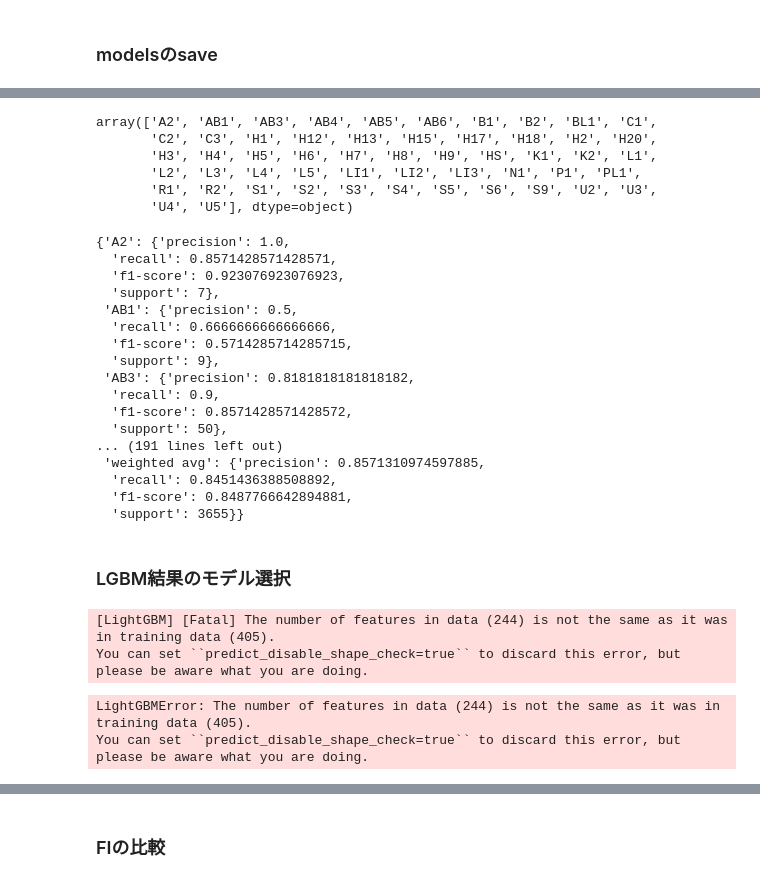
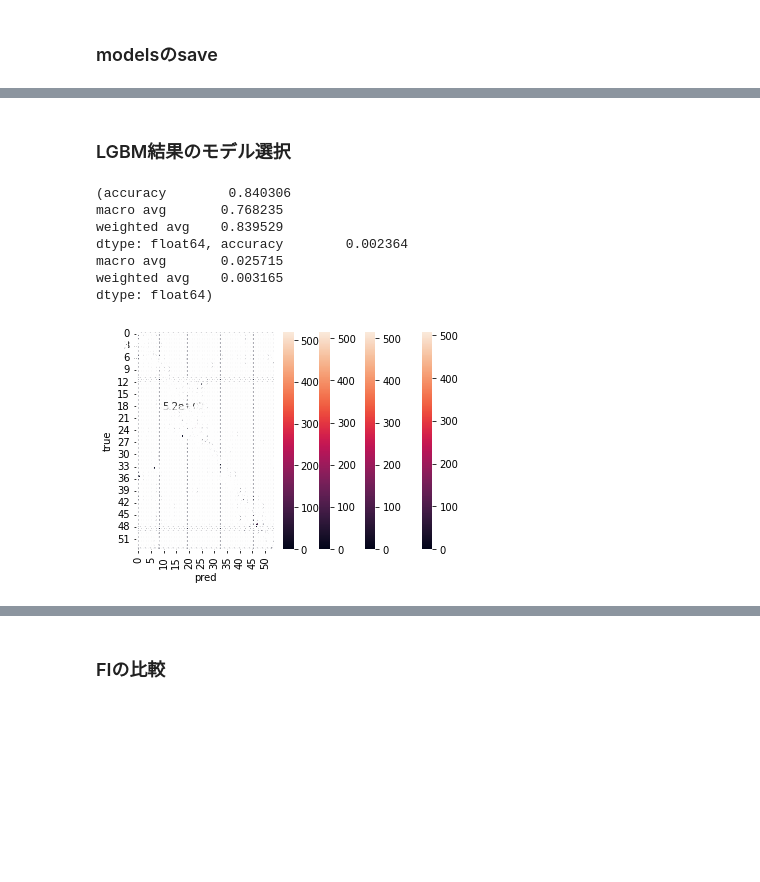
Before and after one commit to mecab-g/MRI, a Jupyter notebook: プロトコール予測/3.3recomendation_comp.ipynb, the cells around one changed output, grey strips where cells are left out. Cells and saved outputs as stored; diff of their text form; code cells hidden in the pictures; blank space fills up the shorter version.

```diff
--- a/プロトコール予測/3.3recomendation_comp.ipynb
+++ b/プロトコール予測/3.3recomendation_comp.ipynb
@@ -331,30 +346,0 @@ array([ 0, 20, 20, ..., 12,  6,  2])
-# %%
-labels
-# %% [output]
-array(['A2', 'AB1', 'AB3', 'AB4', 'AB5', 'AB6', 'B1', 'B2', 'BL1', 'C1',
-       'C2', 'C3', 'H1', 'H12', 'H13', 'H15', 'H17', 'H18', 'H2', 'H20',
-       'H3', 'H4', 'H5', 'H6', 'H7', 'H8', 'H9', 'HS', 'K1', 'K2', 'L1',
-       'L2', 'L3', 'L4', 'L5', 'LI1', 'LI2', 'LI3', 'N1', 'P1', 'PL1',
-       'R1', 'R2', 'S1', 'S2', 'S3', 'S4', 'S5', 'S6', 'S9', 'U2', 'U3',
-       'U4', 'U5'], dtype=object)
-# %%
-dfc = classification_report(y_pred_max, y_test, output_dict=True, target_names=labels)
-dfc
-# %% [output]
-{'A2': {'precision': 1.0,
-  'recall': 0.8571428571428571,
-  'f1-score': 0.923076923076923,
-  'support': 7},
- 'AB1': {'precision': 0.5,
-  'recall': 0.6666666666666666,
-  'f1-score': 0.5714285714285715,
-  'support': 9},
- 'AB3': {'precision': 0.8181818181818182,
-  'recall': 0.9,
-  'f1-score': 0.8571428571428572,
-  'support': 50},
-... (191 lines left out)
- 'weighted avg': {'precision': 0.8571310974597885,
-  'recall': 0.8451436388508892,
-  'f1-score': 0.8487766642894881,
-  'support': 3655}}
@@ -361,24 +349,29 @@ dfc
 # %% [markdown]
 ### LGBM結果のモデル選択
-# %%
-#fasttext LGBM
-with open ('../PICKLES/ftLGBMmodel.pkl', 'rb') as f:
-    ft_LGBM_models = pickle.load(f)
-
-ft_LGBM_results, ft_LGBM_reports = model_evaluation(ft_LGBM_models, X_test, y_test, labels, method='LGBM')
-with open ('../PICKLES/ft_LGBM_results.pkl', 'wb') as f:
-    pickle.dump(ft_LGBM_results, f)
-
-with open ('../PICKLES/ft_LGBM_reports.pkl', 'wb') as f:
-    pickle.dump(ft_LGBM_reports, f)
-
-report=kfold_report(ft_LGBM_reports, 'ft_LGBM_report')
-print(report)
-# %% [output]
-[LightGBM] [Fatal] The number of features in data (244) is not the same as it was in training data (405).
-You can set ``predict_disable_shape_check=true`` to discard this error, but please be aware what you are doing.
-LightGBMError: The number of features in data (244) is not the same as it was in training data (405).
-You can set ``predict_disable_shape_check=true`` to discard this error, but please be aware what you are doing.
+# %%
+#fasttext LGBM
+with open ('../PICKLES/ftLGBMmodel.pkl', 'rb') as f:
+    ft_LGBM_models = pickle.load(f)
+
+ft_LGBM_results, ft_LGBM_reports = model_evaluation(ft_LGBM_models, X_test, y_test, labels, method='LGBM')
+with open ('../PICKLES/ft_LGBM_results.pkl', 'wb') as f:
+    pickle.dump(ft_LGBM_results, f)
+
+with open ('../PICKLES/ft_LGBM_reports.pkl', 'wb') as f:
+    pickle.dump(ft_LGBM_reports, f)
+
+report=kfold_report(ft_LGBM_reports, 'ft_LGBM_report', 'ft_LGBM_sd')
+
+print(report)
+# %% [output]
+(accuracy        0.840306
+macro avg       0.768235
+weighted avg    0.839529
+dtype: float64, accuracy        0.002364
+macro avg       0.025715
+weighted avg    0.003165
+dtype: float64)
+[figure, added]
 # %%
 #sBERT LGBM
 with open ('../PICKLES/sBLGBMmodel.pkl', 'rb') as f:
```
Also changed, not shown: parts of 48 cells of this notebook, 20 other files.
